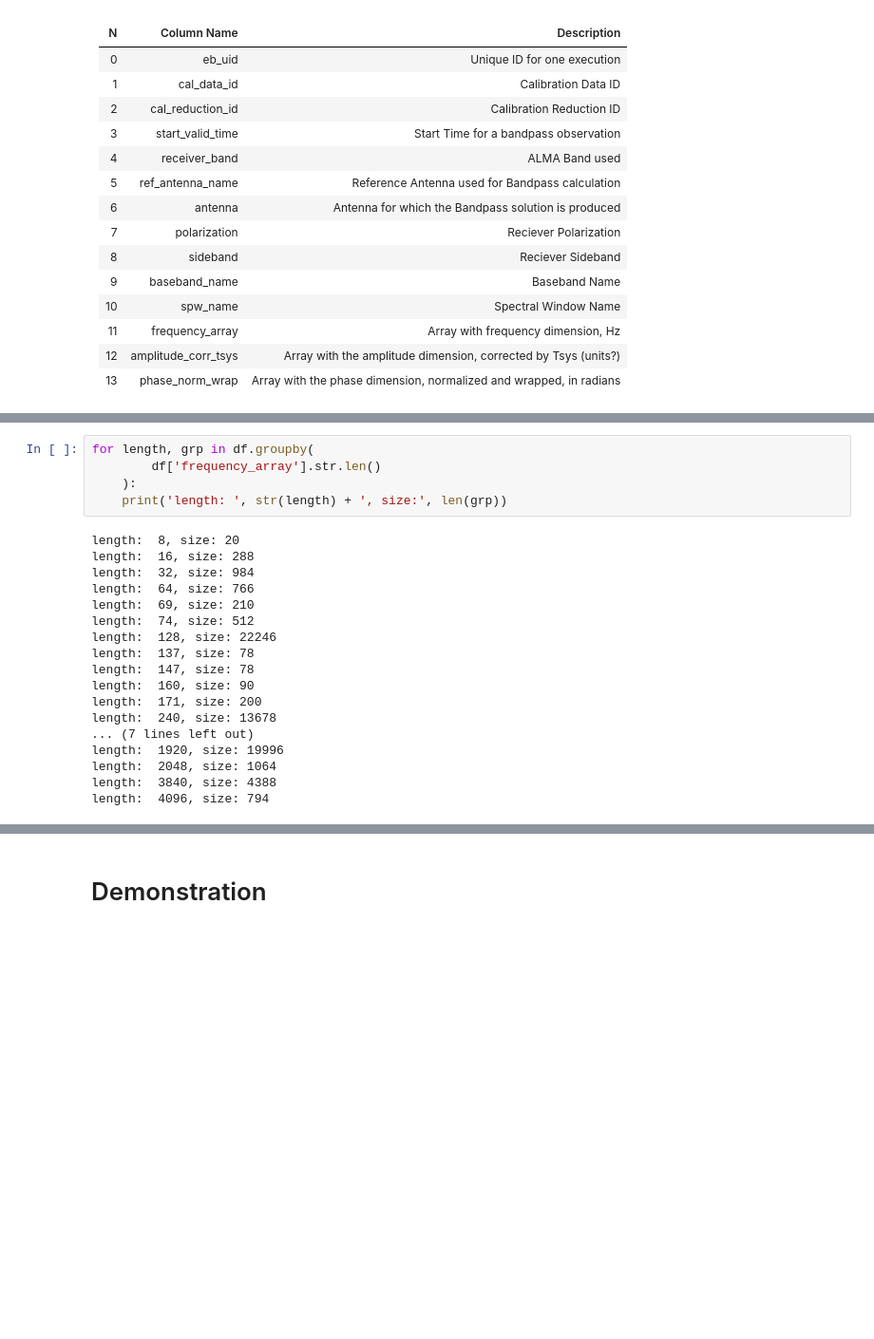
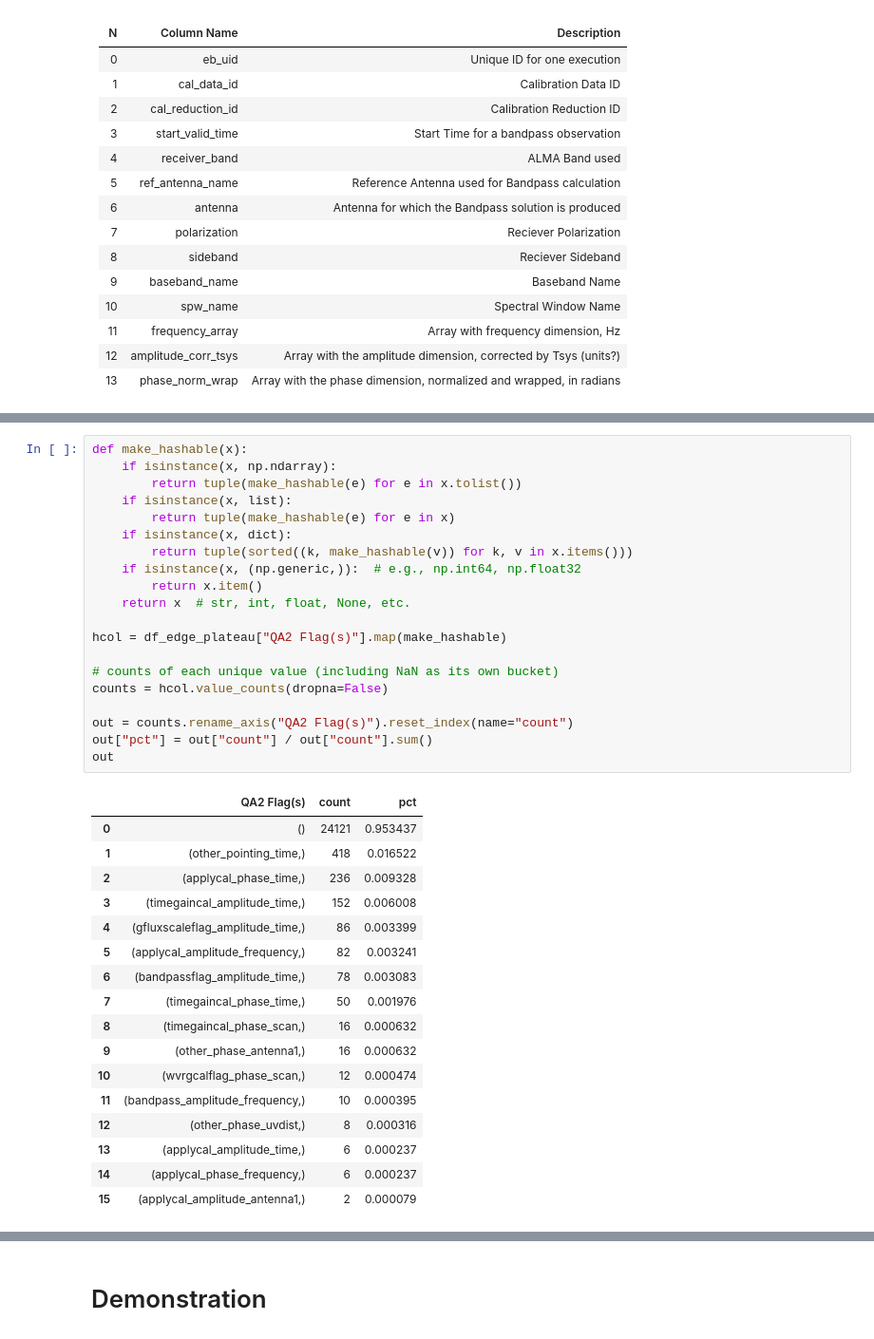
Before and after one commit to BeardyMan37/RegressionScanStats, a Jupyter notebook: explore_data.ipynb, the cells around one changed output, grey strips where cells are left out. Shown: that part at 95% size. Saved outputs shown, nothing was run; the diff lists cells and outputs as text; blank space fills up the shorter version.

```diff
--- a/explore_data.ipynb
+++ b/explore_data.ipynb
@@ -88,23 +172,38 @@ df.head(10)
-# %%
-for length, grp in df.groupby(
-        df['frequency_array'].str.len()
-    ):
-    print('length: ', str(length) + ', size:', len(grp))
-# %% [output]
-length:  8, size: 20
-length:  16, size: 288
-length:  32, size: 984
-length:  64, size: 766
-length:  69, size: 210
-length:  74, size: 512
-length:  128, size: 22246
-length:  137, size: 78
-length:  147, size: 78
-length:  160, size: 90
-length:  171, size: 200
-length:  240, size: 13678
-... (7 lines left out)
-length:  1920, size: 19996
-length:  2048, size: 1064
-length:  3840, size: 4388
-length:  4096, size: 794
+# %%
+def make_hashable(x):
+    if isinstance(x, np.ndarray):
+        return tuple(make_hashable(e) for e in x.tolist())
+    if isinstance(x, list):
+        return tuple(make_hashable(e) for e in x)
+    if isinstance(x, dict):
+        return tuple(sorted((k, make_hashable(v)) for k, v in x.items()))
+    if isinstance(x, (np.generic,)):  # e.g., np.int64, np.float32
+        return x.item()
+    return x  # str, int, float, None, etc.
+
+hcol = df_edge_plateau["QA2 Flag(s)"].map(make_hashable)
+
+# counts of each unique value (including NaN as its own bucket)
+counts = hcol.value_counts(dropna=False)
+
+out = counts.rename_axis("QA2 Flag(s)").reset_index(name="count")
+out["pct"] = out["count"] / out["count"].sum()
+out
+# %% [output]
+|  | QA2 Flag(s) | count | pct |
+| 0 | () | 24121 | 0.953437 |
+| 1 | (other_pointing_time,) | 418 | 0.016522 |
+| 2 | (applycal_phase_time,) | 236 | 0.009328 |
+| 3 | (timegaincal_amplitude_time,) | 152 | 0.006008 |
+| 4 | (gfluxscaleflag_amplitude_time,) | 86 | 0.003399 |
+| 5 | (applycal_amplitude_frequency,) | 82 | 0.003241 |
+| 6 | (bandpassflag_amplitude_time,) | 78 | 0.003083 |
+| 7 | (timegaincal_phase_time,) | 50 | 0.001976 |
+| 8 | (timegaincal_phase_scan,) | 16 | 0.000632 |
+| 9 | (other_phase_antenna1,) | 16 | 0.000632 |
+| 10 | (wvrgcalflag_phase_scan,) | 12 | 0.000474 |
+| 11 | (bandpass_amplitude_frequency,) | 10 | 0.000395 |
+| 12 | (other_phase_uvdist,) | 8 | 0.000316 |
+| 13 | (applycal_amplitude_time,) | 6 | 0.000237 |
+| 14 | (applycal_phase_frequency,) | 6 | 0.000237 |
+| 15 | (applycal_amplitude_antenna1,) | 2 | 0.000079 |
```
Also changed, not shown: parts of 13 cells of this notebook, 12 other files.
